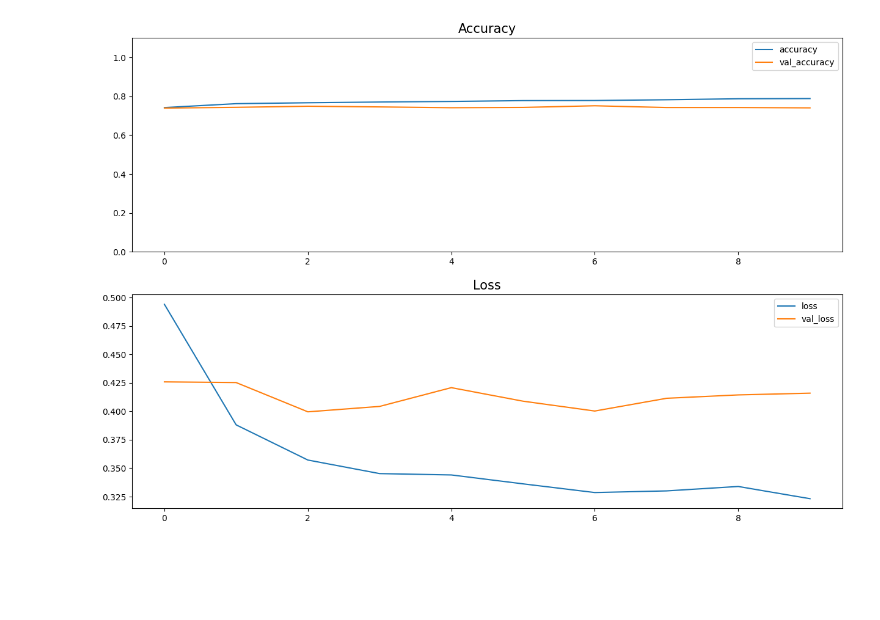
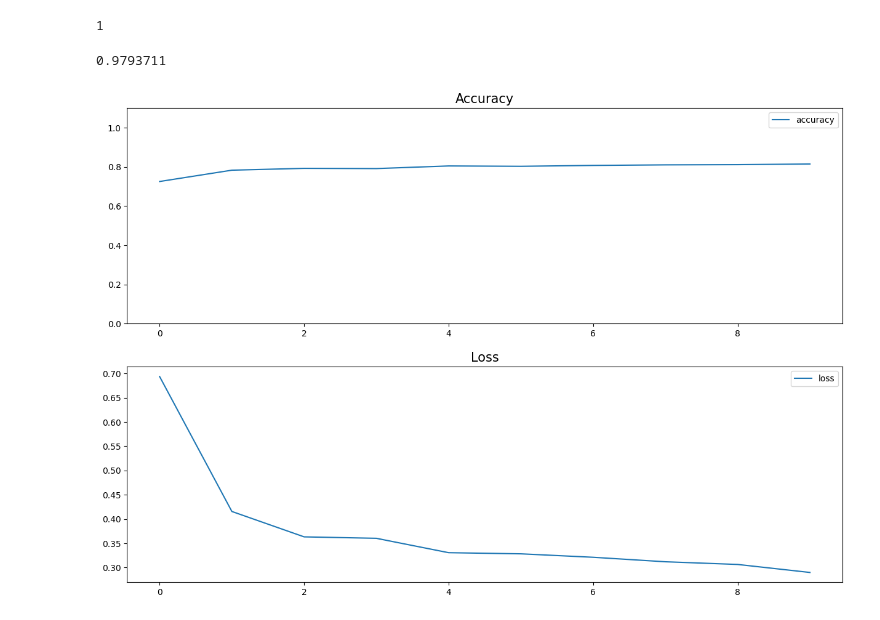
Before and after one commit to maciekcaban/ASL-Recognition-with-python-, a Jupyter notebook: ASLRecognition.ipynb, the cells around one changed output. Cells and saved outputs as stored; diff of their text form; code cells hidden in the pictures; blank space fills up the shorter version.

```diff
--- a/ASLRecognition.ipynb
+++ b/ASLRecognition.ipynb
@@ -82,7 +28,7 @@ Issue with image Data1\a
 #load data
 import numpy as np
 from matplotlib import pyplot as plt
-data = tf.keras.utils.image_dataset_from_directory('Data1', batch_size=64, image_size = (128,128))
+data = tf.keras.utils.image_dataset_from_directory('Data1', batch_size=32, image_size = (32,32))
 data_iterator = data.as_numpy_iterator()
 batch = data_iterator.next()
 fig, ax = plt.subplots(ncols=4, figsize=(20,20))
@@ -157,18 +67,24 @@ model.compile('adam', loss=tf.losses.BinaryCrossentropy(), metrics=['accuracy'])
 # %%
-model = Sequential([Conv2D(filters=32,  kernel_size=(3,3), activation="relu", input_shape=(128,128,3)),
-                    MaxPool2D(2,2, padding='same'),
+#create trainning model
+model = Sequential()
 
-                    Conv2D(filters=128,  kernel_size=(3,3), activation="relu"),
-                    MaxPool2D(2,2, padding='same'),
+model.add(Conv2D(64, (3, 3), padding='same', input_shape=(32, 32, 3), activation='relu'))
+model.add(MaxPooling2D(pool_size=(2, 2)))
+model.add(tf.keras.layers.BatchNormalization())
 
-                    Conv2D(filters=512, kernel_size=(3,3), activation="relu"),
-                    MaxPool2D(2,2, padding='same'),
+model.add(Conv2D(128, (3, 3), padding='same', input_shape=(32, 32, 3), activation='relu'))
+model.add(MaxPooling2D(pool_size=(2, 2)))
+model.add(tf.keras.layers.BatchNormalization())
+#model.add(Dropout(0.5))
+model.add(Dropout(0.2))
 
-                    Flatten(),
+model.add(Conv2D(256, (3, 3), padding='same', input_shape=(32, 32, 3), activation='relu'))
+model.add(MaxPooling2D(pool_size=(2, 2)))
+model.add(tf.keras.layers.BatchNormalization())
 
-                    Dense(units=1024, activation="relu"),
-                    Dense(units=256, activation="relu"),
-                    Dropout(0.5),
-                    Dense(units=40, activation="softmax")
-])
+model.add(Flatten())
+#model.add(Dropout(0.5))
+model.add(Dropout(0.2))
+model.add(Dense(1024, activation='relu'))
+model.add(Dense(33, activation='softmax'))
 # %%
@@ -244,13 +188,21 @@ import pandas as pd
+# %%
+print(yhat.argmax())   #print index of class
+# %% [output]
+1
+# %%
+yhat[0].max() #print confidence
+# %% [output]
+0.9793711
 # %%
 fig, axes = plt.subplots(2, 1, figsize=(15, 10))
 ax = axes.flat
 
-pd.DataFrame(hist.history)[['accuracy','val_accuracy']].plot(ax=ax[0])
+pd.DataFrame(hist.history)[['accuracy']].plot(ax=ax[0])
 ax[0].set_title("Accuracy", fontsize = 15)
 ax[0].set_ylim(0,1.1)
 
-pd.DataFrame(hist.history)[['loss','val_loss']].plot(ax=ax[1])
+pd.DataFrame(hist.history)[['loss']].plot(ax=ax[1])
 ax[1].set_title("Loss", fontsize = 15)
 plt.show()
 # %% [output]
-[figure, old version]
+[figure, new version]
```
Also changed, not shown: parts of 33 cells of this notebook, 2 other files.
